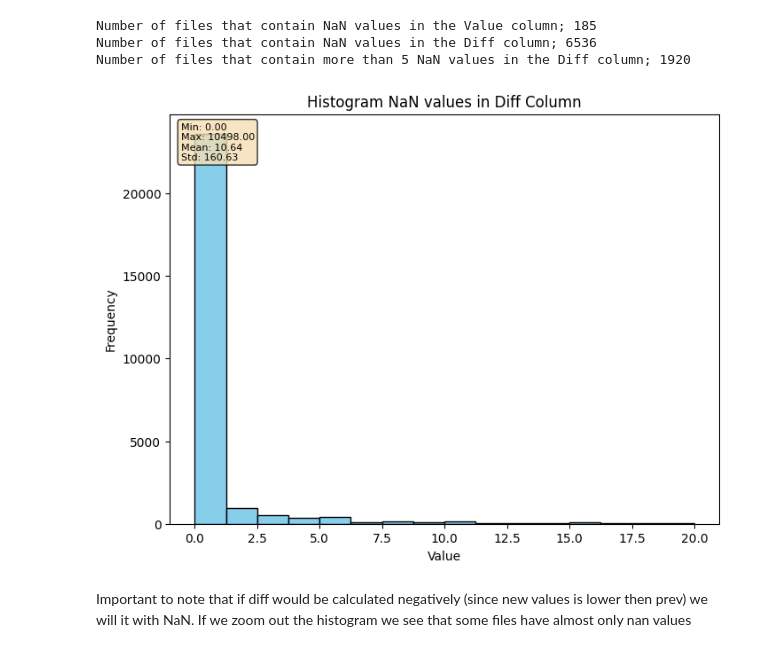
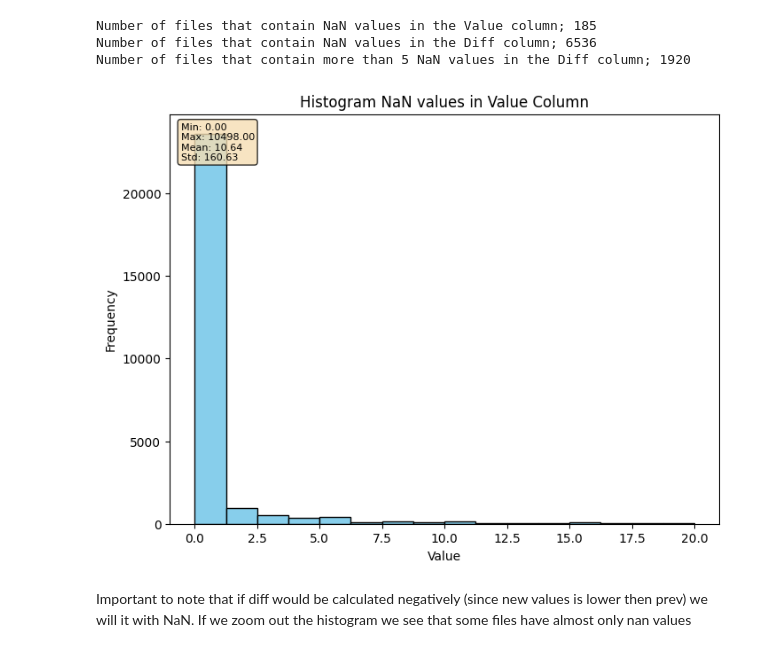
Before and after one commit to andres-cerny/master_thesis, a Jupyter notebook: data_exploration.ipynb, the cells around one changed output. Saved outputs shown, nothing was run; the diff lists cells and outputs as text; code cells hidden in the pictures.

```diff
--- a/data_exploration.ipynb
+++ b/data_exploration.ipynb
@@ -465,9 +465,9 @@ Number of files that contain NaN values in the Value column; 185
 Number of files that contain NaN values in the Diff column; 6536
 Number of files that contain more than 5 NaN values in the Diff column; 1920
 # %%
-plot_histogram_with_stats(list(nan_diff_counts.values()), "Histogram NaN values in Diff Column", x_range=(0, 20)) #some have almost all values nan
+plot_histogram_with_stats(list(nan_diff_counts.values()), "Histogram NaN values in Value Column", x_range=(0, 20)) #some have almost all values nan
 # %% [output]
-[figure, old version]
+[figure, new version]
 # %% [markdown]
 Important to note that if diff would be calculated negatively (since new values is lower then prev) we will it with NaN. If we zoom out the histogram we see that some files have almost only nan values
 # %% [markdown]
```
Also changed, not shown: parts of 2 cells of this notebook, 2 other files.
